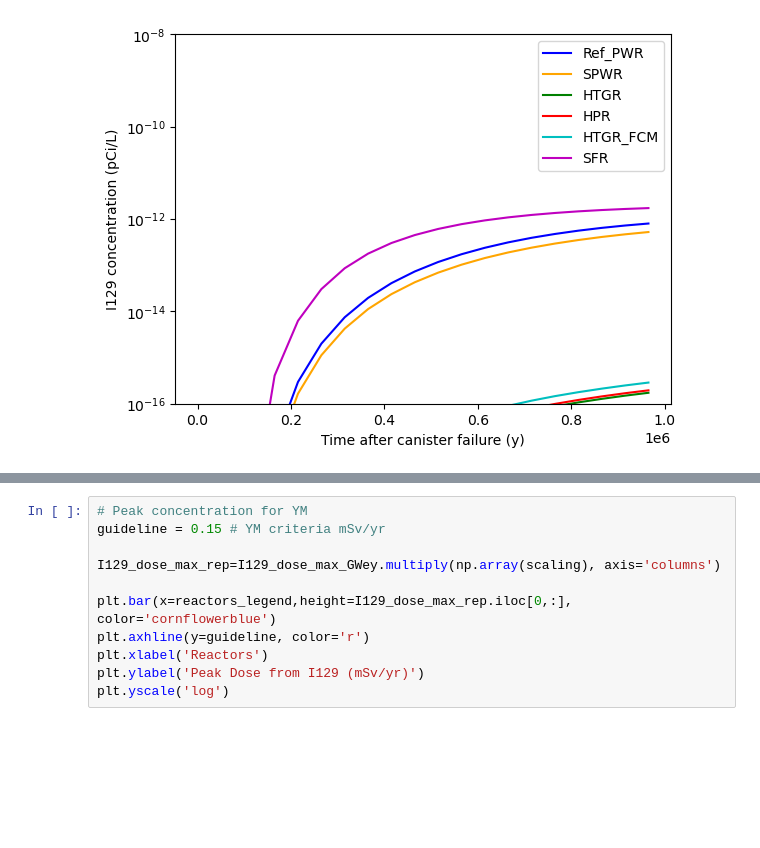
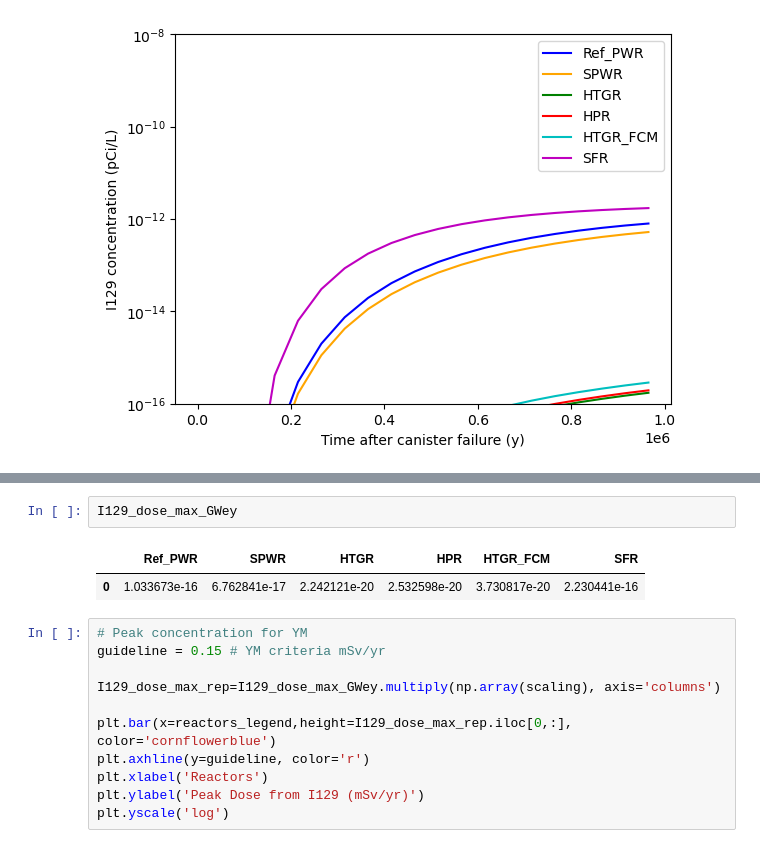
Before and after one commit to hmwainw/R2R4SNF, a Jupyter notebook: 4_I129 release_transport.ipynb, the cells around one changed output, grey strips where cells are left out. Cells and saved outputs as stored; diff of their text form; blank space fills up the shorter version.

```diff
--- a/4_I129 release_transport.ipynb
+++ b/4_I129 release_transport.ipynb
@@ -451,5 +444,10 @@ plt.yscale('log')
 # %% [output]
 [figure]
+# %%
+I129_dose_max_GWey
+# %% [output]
+|  | Ref_PWR | SPWR | HTGR | HPR | HTGR_FCM | SFR |
+| 0 | 1.033673e-16 | 6.762841e-17 | 2.242121e-20 | 2.532598e-20 | 3.730817e-20 | 2.230441e-16 |
 # %%
 # Peak concentration for YM
 guideline = 0.15 # YM criteria mSv/yr
```
Also changed, not shown: parts of 3 cells of this notebook, 4 other files.
